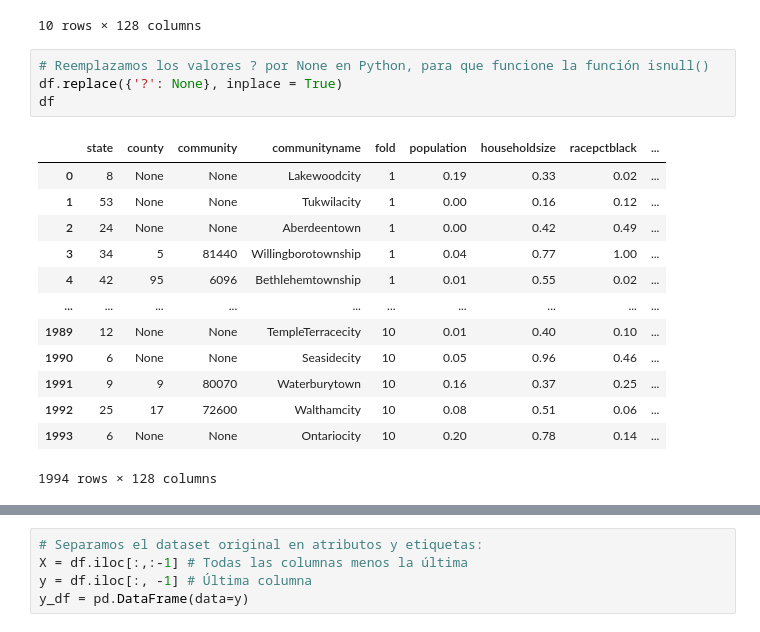
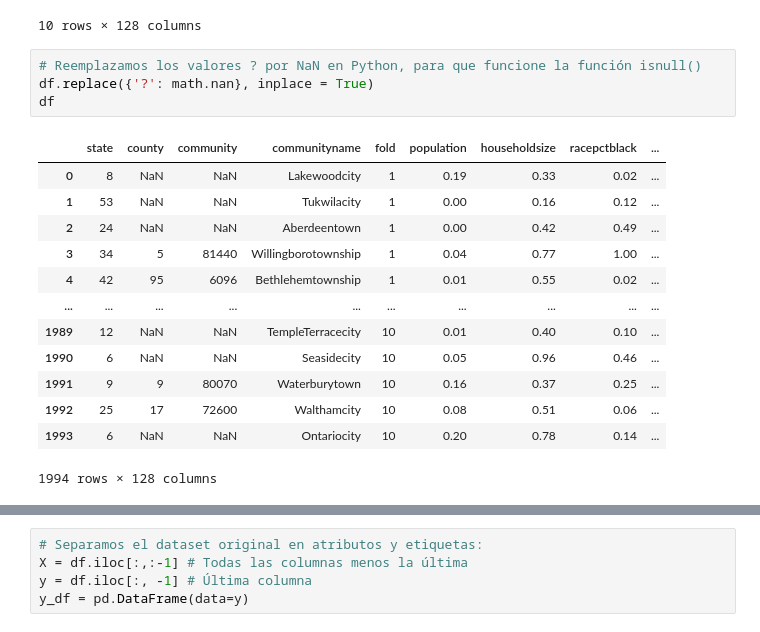
Before and after one commit to AlbertoEstep/Aprendizaje-Automatico, a Jupyter notebook: P3/CommunitiesAndCrime.ipynb, the cells around one changed output, grey strips where cells are left out. Drawn from its saved outputs; the diff is of its cells as text.

```diff
--- a/P3/CommunitiesAndCrime.ipynb
+++ b/P3/CommunitiesAndCrime.ipynb
@@ -51,20 +52,20 @@ df.head(10)
 | 9 | 29 | ? | ? | Claytoncity | 1 | 0.01 | 0.40 | 0.06 | ... |
 10 rows × 128 columns
 # %%
-# Reemplazamos los valores ? por None en Python, para que funcione la función isnull()
-df.replace({'?': None}, inplace = True)
+# Reemplazamos los valores ? por NaN en Python, para que funcione la función isnull()
+df.replace({'?': math.nan}, inplace = True)
 df
 # %% [output]
 |  | state | county | community | communityname | fold | population | householdsize | racepctblack | ... |
-| 0 | 8 | None | None | Lakewoodcity | 1 | 0.19 | 0.33 | 0.02 | ... |
-| 1 | 53 | None | None | Tukwilacity | 1 | 0.00 | 0.16 | 0.12 | ... |
-| 2 | 24 | None | None | Aberdeentown | 1 | 0.00 | 0.42 | 0.49 | ... |
+| 0 | 8 | NaN | NaN | Lakewoodcity | 1 | 0.19 | 0.33 | 0.02 | ... |
+| 1 | 53 | NaN | NaN | Tukwilacity | 1 | 0.00 | 0.16 | 0.12 | ... |
+| 2 | 24 | NaN | NaN | Aberdeentown | 1 | 0.00 | 0.42 | 0.49 | ... |
 | 3 | 34 | 5 | 81440 | Willingborotownship | 1 | 0.04 | 0.77 | 1.00 | ... |
 | 4 | 42 | 95 | 6096 | Bethlehemtownship | 1 | 0.01 | 0.55 | 0.02 | ... |
 | ... | ... | ... | ... | ... | ... | ... | ... | ... | ... |
-| 1989 | 12 | None | None | TempleTerracecity | 10 | 0.01 | 0.40 | 0.10 | ... |
-| 1990 | 6 | None | None | Seasidecity | 10 | 0.05 | 0.96 | 0.46 | ... |
+| 1989 | 12 | NaN | NaN | TempleTerracecity | 10 | 0.01 | 0.40 | 0.10 | ... |
+| 1990 | 6 | NaN | NaN | Seasidecity | 10 | 0.05 | 0.96 | 0.46 | ... |
 | 1991 | 9 | 9 | 80070 | Waterburytown | 10 | 0.16 | 0.37 | 0.25 | ... |
 | 1992 | 25 | 17 | 72600 | Walthamcity | 10 | 0.08 | 0.51 | 0.06 | ... |
-| 1993 | 6 | None | None | Ontariocity | 10 | 0.20 | 0.78 | 0.14 | ... |
+| 1993 | 6 | NaN | NaN | Ontariocity | 10 | 0.20 | 0.78 | 0.14 | ... |
 1994 rows × 128 columns
```
Also changed, not shown: parts of 8 cells of this notebook.
